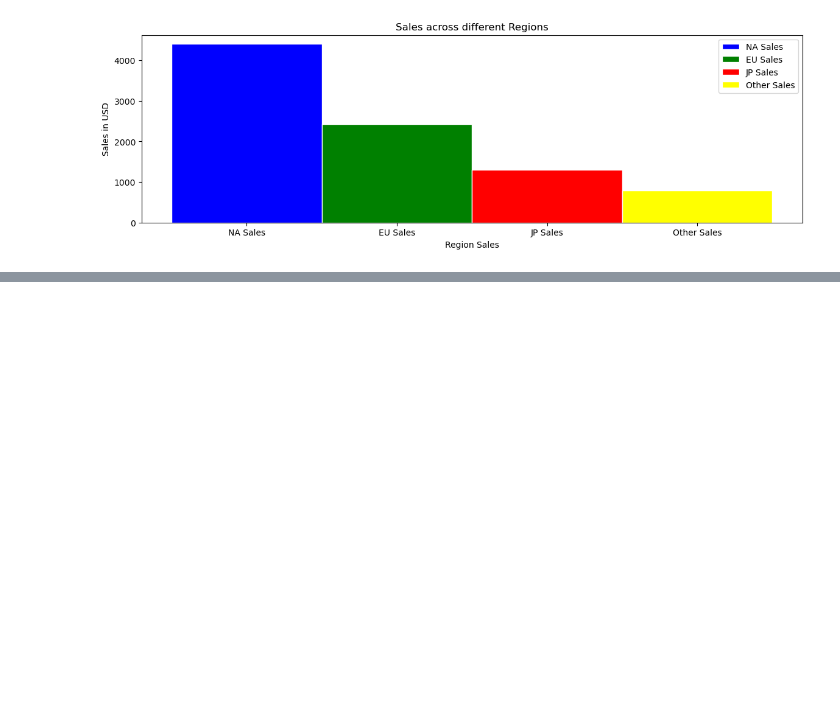
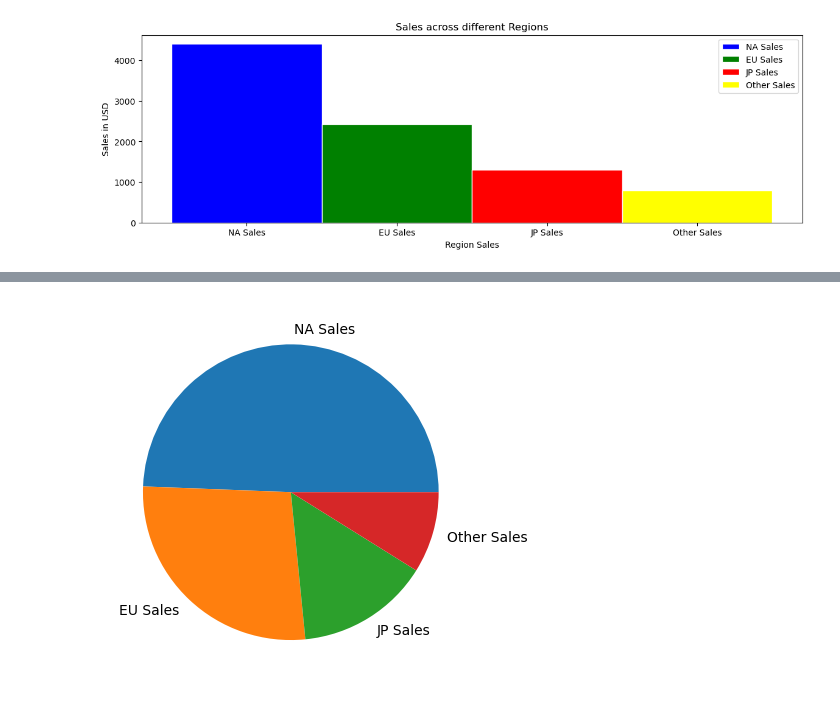
Before and after one commit to HakaseKorin/VGSalesJupyter, a Jupyter notebook: VideoGameSales.ipynb, the cells around one changed output, grey strips where cells are left out. Saved outputs shown, nothing was run; the diff lists cells and outputs as text; code cells hidden in the pictures; blank space fills up the shorter version.

```diff
--- a/VideoGameSales.ipynb
+++ b/VideoGameSales.ipynb
@@ -80,0 +123,8 @@ ax1.legend()
+# %%
+TotalSales = [NASales, EUSales, JPSales, OtherSales]
+pieLabels = ["NA Sales", "EU Sales", "JP Sales", "Other Sales"]
+fig5, ax5 = plt.subplots()
+ax5.pie(TotalSales, labels= pieLabels)
+plt.show()
+# %% [output]
+[figure, added]
```
Also changed, not shown: parts of 8 cells of this notebook.
